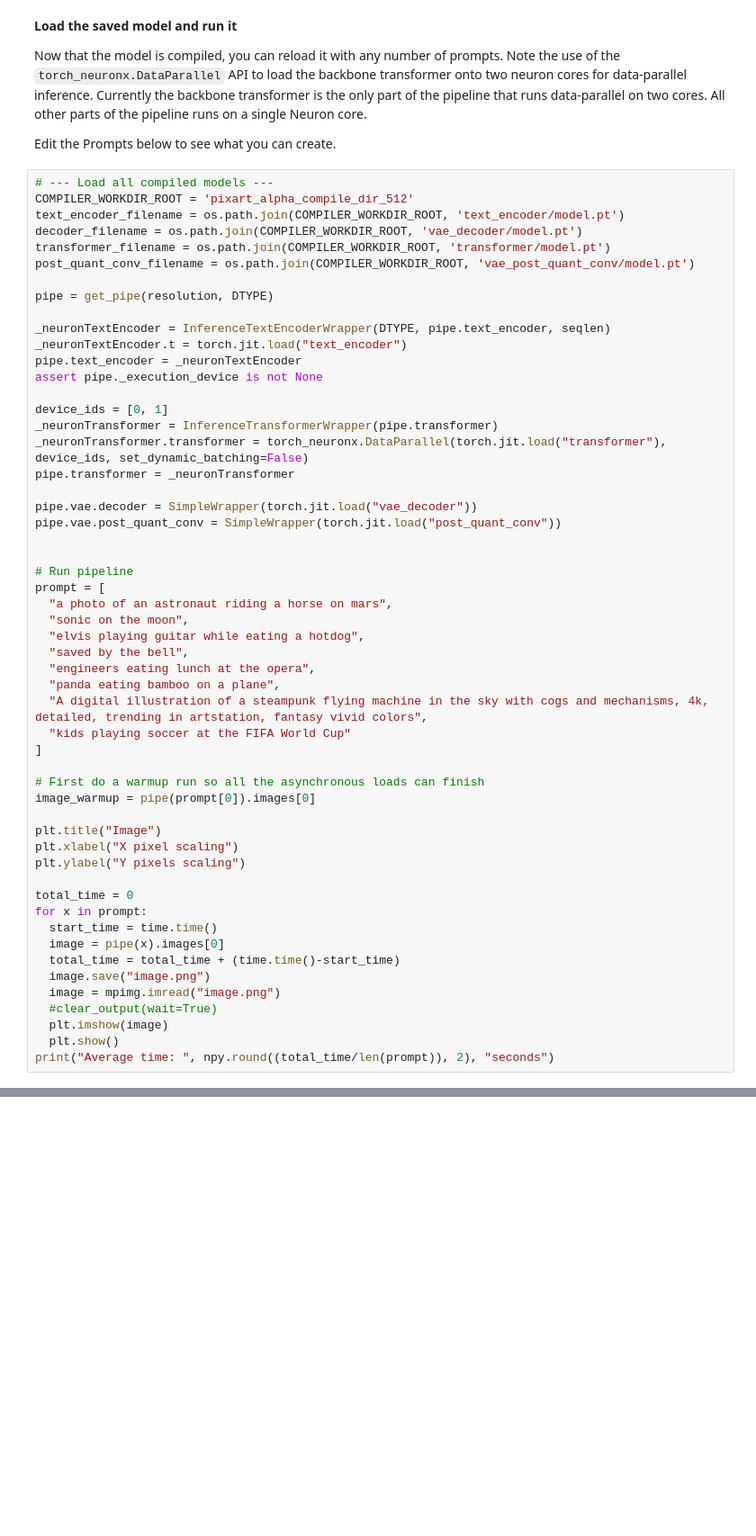
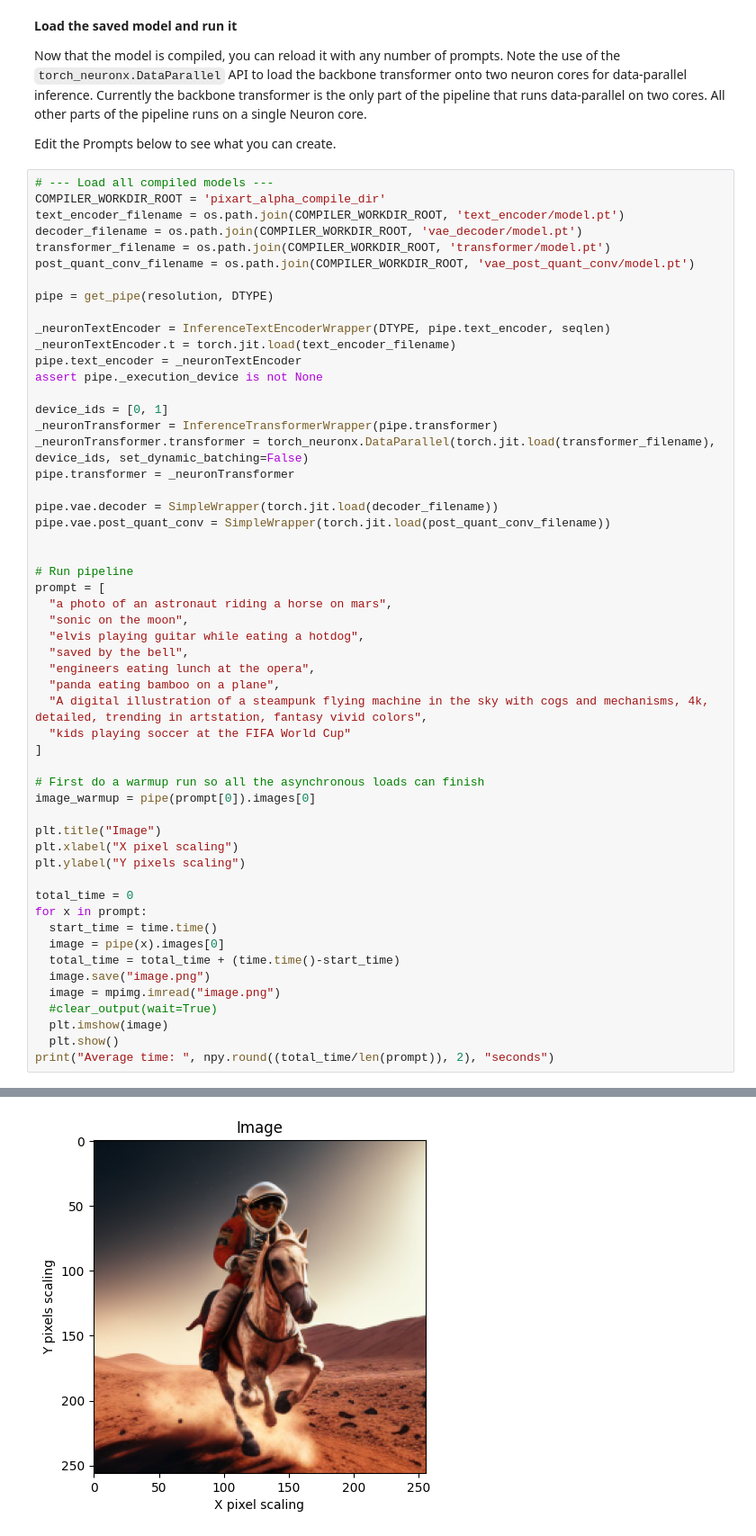
Before and after one commit to aws-neuron/aws-neuron-samples, a Jupyter notebook: torch-neuronx/inference/hf_pretrained_pixart_alpha_inference_on_inf2.ipynb, the cells around one changed output, grey strips where cells are left out. Shown at 90% size. Saved outputs shown, nothing was run; the diff lists cells and outputs as text; blank space fills up the shorter version.

```diff
--- a/torch-neuronx/inference/hf_pretrained_pixart_alpha_inference_on_inf2.ipynb
+++ b/torch-neuronx/inference/hf_pretrained_pixart_alpha_inference_on_inf2.ipynb
@@ -338,7 +345,7 @@ Now that the model is compiled, you can reload it with any number of prompts. No
 Edit the Prompts below to see what you can create.
 # %%
 # --- Load all compiled models ---
-COMPILER_WORKDIR_ROOT = 'pixart_alpha_compile_dir_512'
+COMPILER_WORKDIR_ROOT = 'pixart_alpha_compile_dir'
 text_encoder_filename = os.path.join(COMPILER_WORKDIR_ROOT, 'text_encoder/model.pt')
 decoder_filename = os.path.join(COMPILER_WORKDIR_ROOT, 'vae_decoder/model.pt')
 transformer_filename = os.path.join(COMPILER_WORKDIR_ROOT, 'transformer/model.pt')
@@ -347,17 +354,17 @@ post_quant_conv_filename = os.path.join(COMPILER_WORKDIR_ROOT, 'vae_post_quant_c
 pipe = get_pipe(resolution, DTYPE)
 
 _neuronTextEncoder = InferenceTextEncoderWrapper(DTYPE, pipe.text_encoder, seqlen)
-_neuronTextEncoder.t = torch.jit.load("text_encoder")
+_neuronTextEncoder.t = torch.jit.load(text_encoder_filename)
 pipe.text_encoder = _neuronTextEncoder
 assert pipe._execution_device is not None
 
 device_ids = [0, 1]
 _neuronTransformer = InferenceTransformerWrapper(pipe.transformer)
-_neuronTransformer.transformer = torch_neuronx.DataParallel(torch.jit.load("transformer"), device_ids, set_dynamic_batching=False)
+_neuronTransformer.transformer = torch_neuronx.DataParallel(torch.jit.load(transformer_filename), device_ids, set_dynamic_batching=False)
 pipe.transformer = _neuronTransformer
 
-pipe.vae.decoder = SimpleWrapper(torch.jit.load("vae_decoder"))
-pipe.vae.post_quant_conv = SimpleWrapper(torch.jit.load("post_quant_conv"))
+pipe.vae.decoder = SimpleWrapper(torch.jit.load(decoder_filename))
+pipe.vae.post_quant_conv = SimpleWrapper(torch.jit.load(post_quant_conv_filename))
 
 
 # Run pipeline
@@ -390,3 +397,4 @@ for x in prompt:
   plt.imshow(image)
   plt.show()
 print("Average time: ", npy.round((total_time/len(prompt)), 2), "seconds")
+# %% [output]
@@ -392,0 +420 @@ print("Average time: ", npy.round((total_time/len(prompt)), 2), "seconds")
+[figure, added]
```
Also changed, not shown: parts of 6 cells of this notebook.
